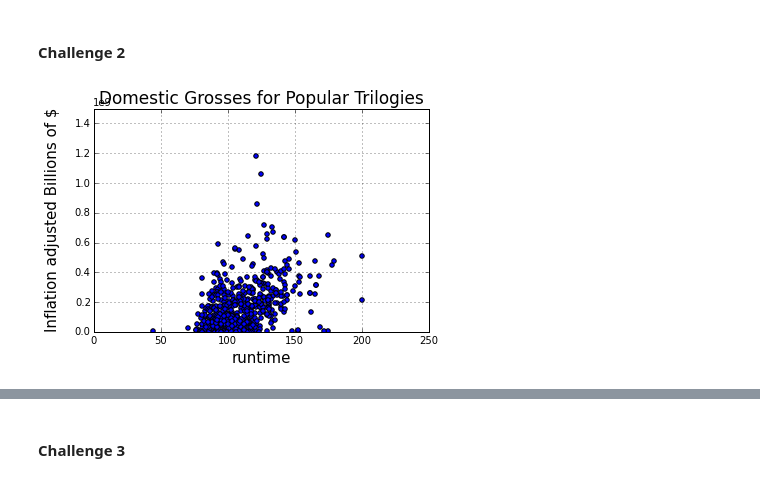
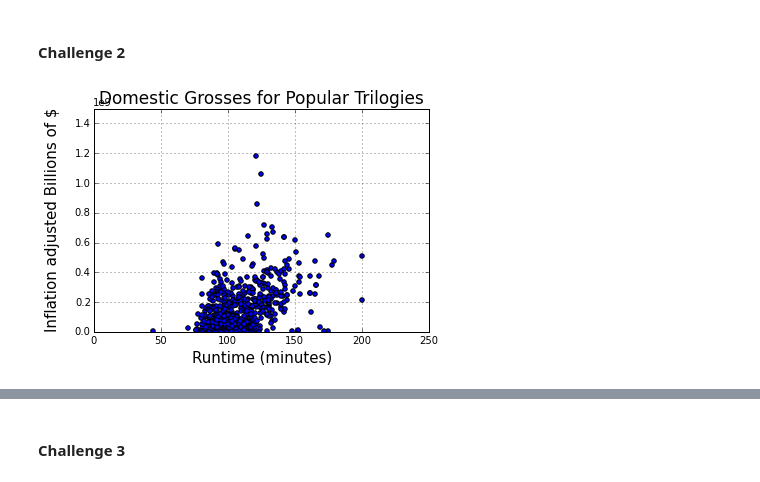
Before and after one commit to drschwenk/film_grosses, a Jupyter notebook: challenges/eda_challenges.ipynb, the cells around one changed output, grey strips where cells are left out. Cells and saved outputs as stored; diff of their text form; code cells hidden in the pictures.

```diff
--- a/challenges/eda_challenges.ipynb
+++ b/challenges/eda_challenges.ipynb
@@ -57,10 +57,10 @@ plt.show()
 # %%
 clean_df.plot(x='runtime',y='domestic_total_gross', kind='scatter')
 plt.title('Domestic Grosses for Popular Trilogies', fontsize=17);
-plt.xlabel("runtime", fontsize=15, labelpad=5);
+plt.xlabel("Runtime (minutes)", fontsize=15, labelpad=5);
 plt.ylim(0, 1.5*10**9)
 # plt.axis([50,200,0,1.5*10**9])
 plt.ylabel("Inflation adjusted Billions of $", fontsize=15, labelpad=15);
 plt.show()
 # %% [output]
-[figure, old version]
+[figure, new version]
```
Also changed, not shown: parts of 3 cells of this notebook.
